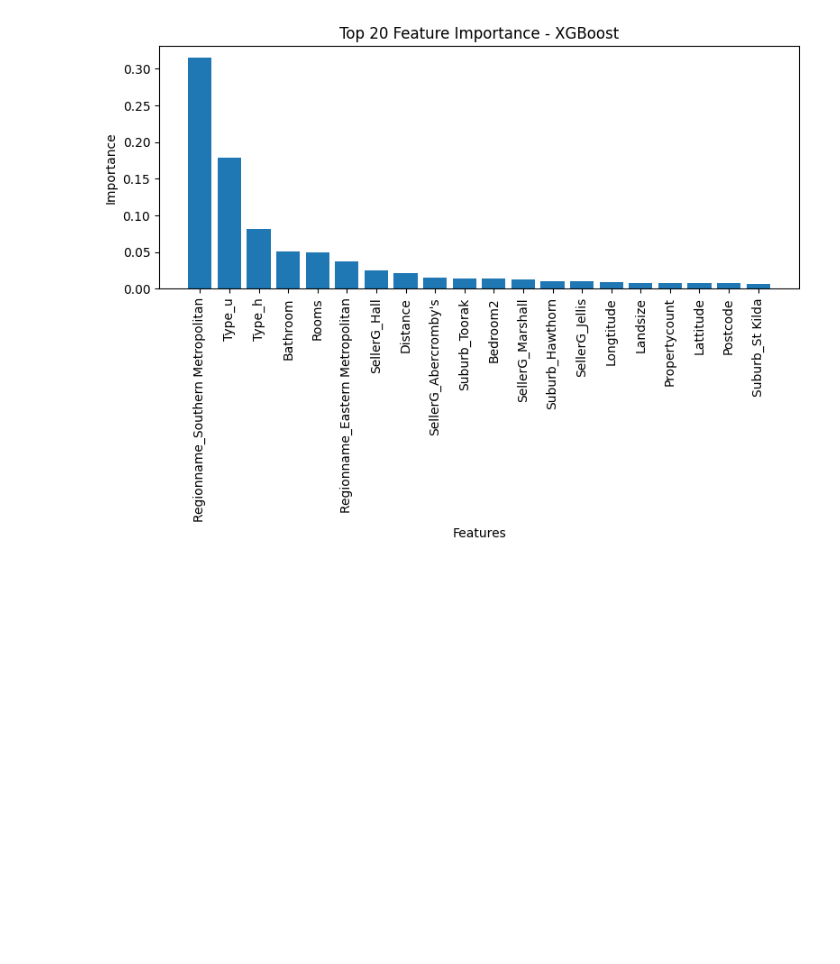
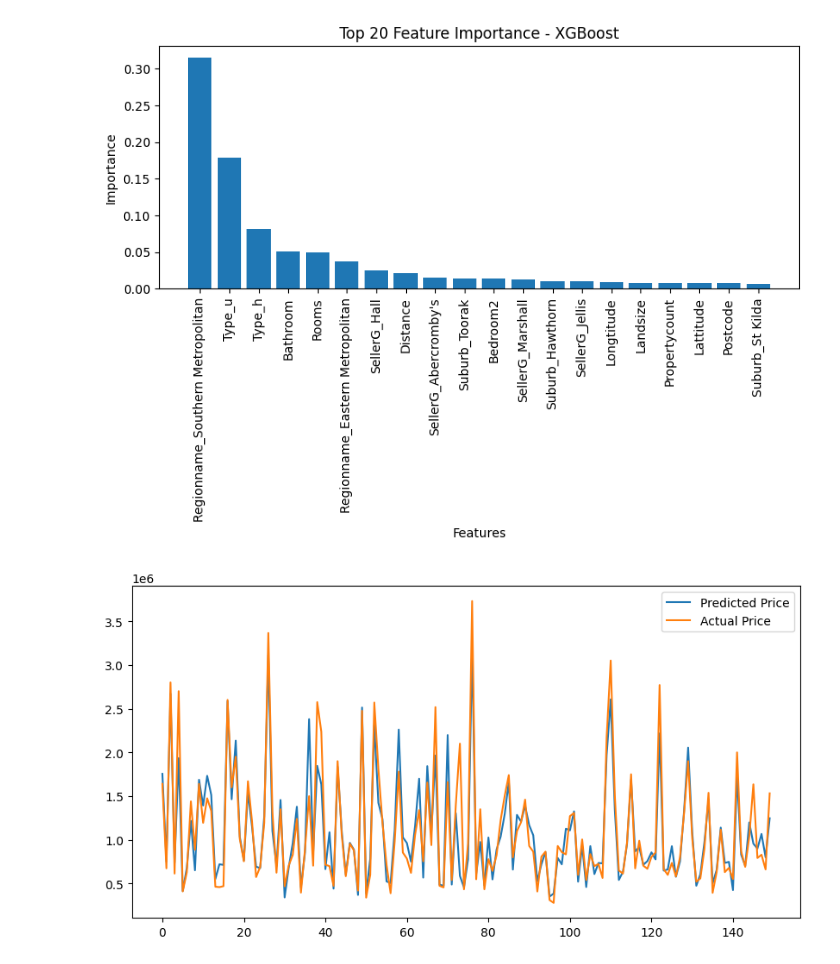
Before and after one commit to boostcampaitech7/level4-cv-finalproject-hackathon-cv-02-lv3, a Jupyter notebook: Sojeong/ML/regression.ipynb, the cells around one changed output. Cells and saved outputs as stored; diff of their text form; code cells hidden in the pictures; blank space fills up the shorter version.

```diff
--- a/Sojeong/ML/regression.ipynb
+++ b/Sojeong/ML/regression.ipynb
@@ -309,3 +309,24 @@ Training RandomForest...
 [figure]
 Training XGBoost...
 [figure]
+# %%
+# /data/ephemeral/home/Sojeong/level4-cv-finalproject-hackathon-cv-02-lv3/Sojeong/surrogate/test_predictions.csv
+# Predicted랑 Actual 값 그래프 그리기
+import pandas as pd
+import matplotlib.pyplot as plt
+
+# 예측 결과 파일 읽기
+predictions = pd.read_csv('/data/ephemeral/home/Sojeong/level4-cv-finalproject-hackathon-cv-02-lv3/Sojeong/surrogate/test_predictions.csv')
+
+# 예측값과 실제값 추출
+predicted = predictions['Predicted'][:150]
+actual = predictions['Actual'][:150]
+
+# 그래프 그리기
+plt.figure(figsize=(10, 5))
+plt.plot(predicted, label='Predicted Price')
+plt.plot(actual, label='Actual Price')
+plt.legend()
+plt.show()
+# %% [output]
+[figure, added]
```
Also changed, not shown: 2 other files.
